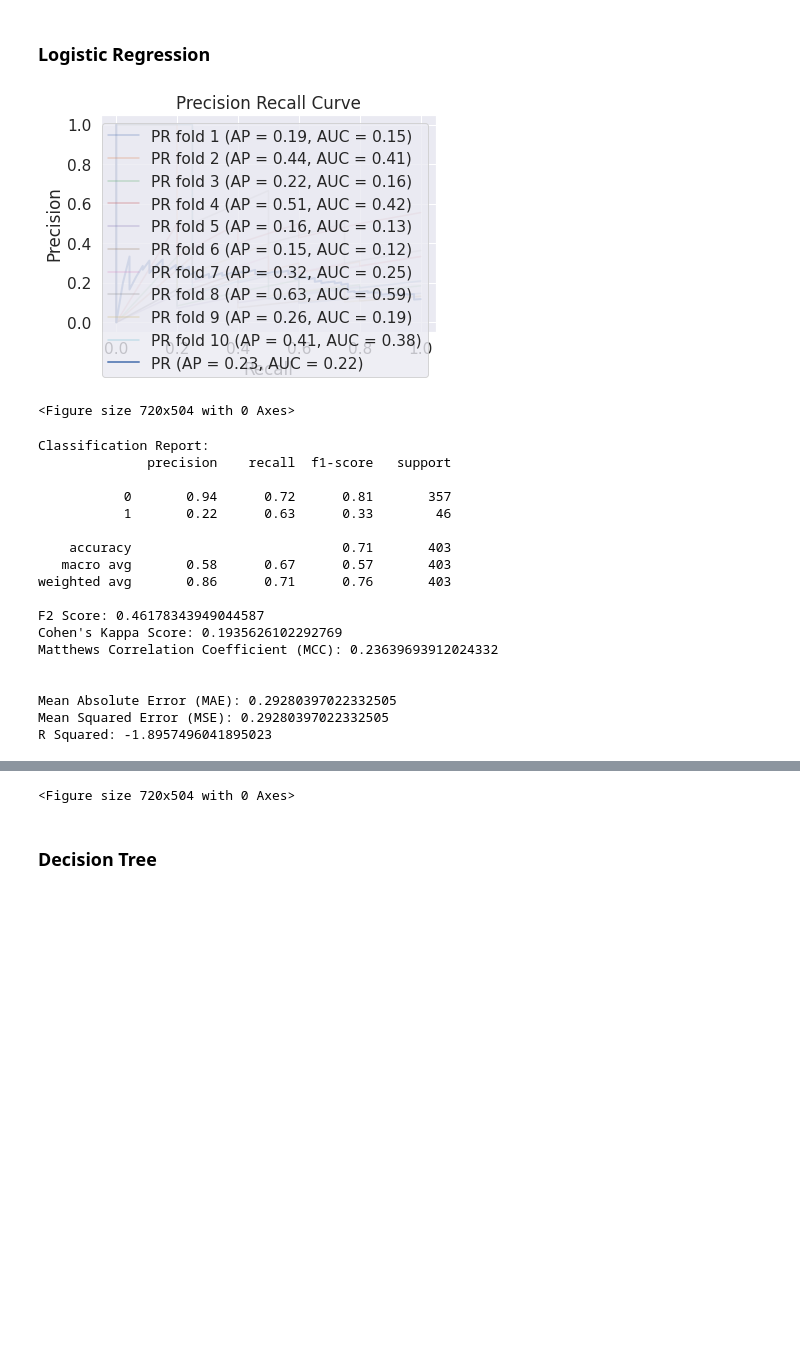
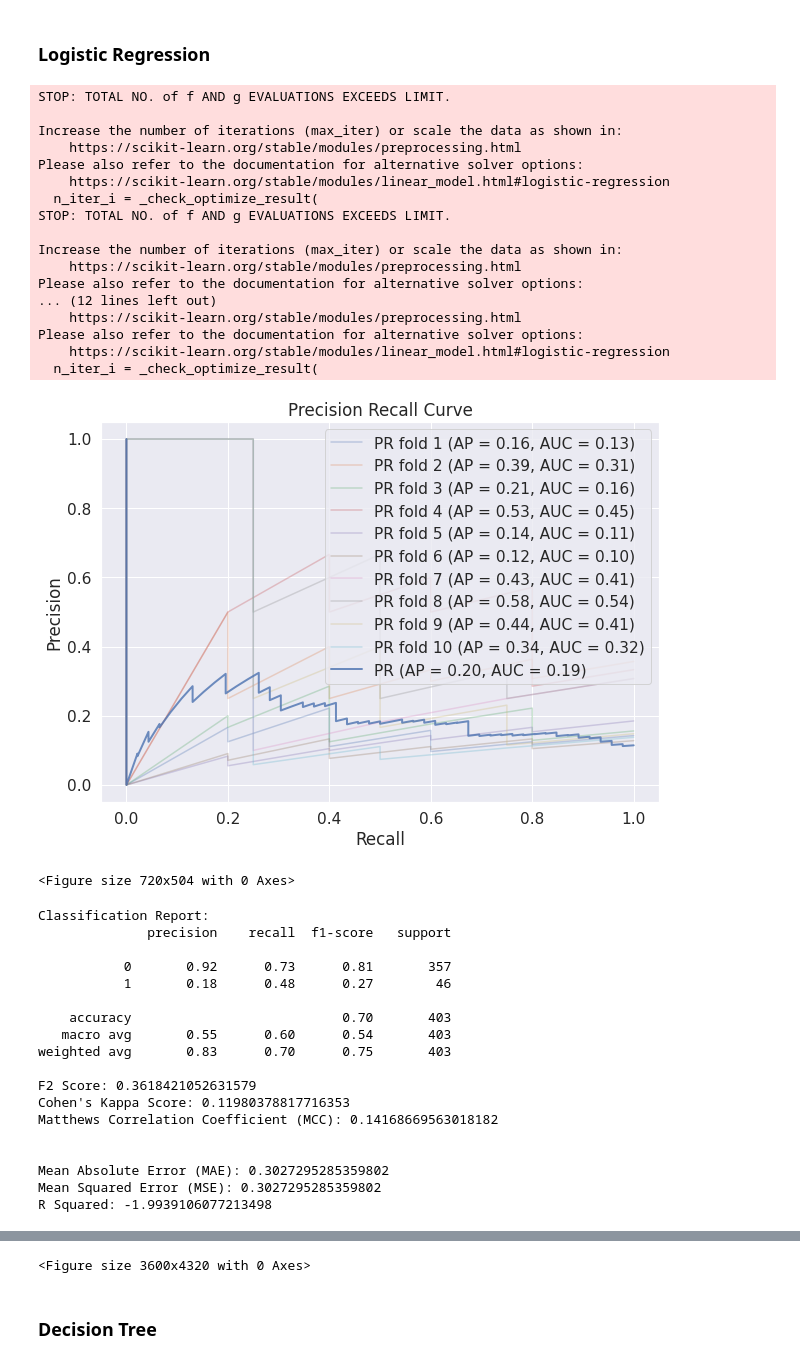
Before and after one commit to Diogogrosario/FEUP-AC, a Jupyter notebook: AC_proj.ipynb, the cells around one changed output, grey strips where cells are left out. Saved outputs shown, nothing was run; the diff lists cells and outputs as text; code cells hidden in the pictures; blank space fills up the shorter version.

Commit message:
Anova test, started feature engineering

```diff
--- a/AC_proj.ipynb
+++ b/AC_proj.ipynb
@@ -597,7 +597,7 @@ merge_clients_disp.head()
 # %%
 pd_card_test = pd.read_csv('clean_datasets/cards_test.csv')
 pd_card_train = pd.read_csv('clean_datasets/cards_train.csv')
-pd_concat = pd.concat([pd_card_test,pd_card_test])
+pd_concat = pd.concat([pd_card_test,pd_card_train])
 # %%
 merge_clients_disp_card = pd.merge(merge_clients_disp, pd_concat, on="disp_id", how="left")
 merge_clients_disp_card.head()
@@ -648,6 +655,7 @@ merge_train = pd.merge(merge_train, merge_clients_disp_card, on='account_id', ho
 merge_test = pd.merge(df_loan_test, df_accounts_test, on = 'account_id', how='left')
 merge_test = pd.merge(merge_test, df_districts_test, on = 'district_id',how='left')
 merge_test = pd.merge(merge_test, df_trans_test, on='account_id', how="left")
+merge_test = pd.merge(merge_test, merge_clients_disp_card, on='account_id', how="left")
 # %%
 merge_train.head()
 # %% [output]
@@ -753,0 +756,10 @@ plt.show()
+# %%
+merge_train = pd.read_csv("merge_train.csv")
+merge_test = pd.read_csv("merge_test.csv")
+
+merge_train = merge_train.drop(columns=["district_id","account_id","client_id","disp_id", "birth_date", "sex", "disp_type"])
+merge_test = merge_test.drop(columns=["district_id","account_id","client_id","disp_id"])
+
+# "birth_date", "sex", "disp_type"
+print(merge_train.columns.tolist())
+merge_train.head()
@@ -861,44 +907,61 @@ def submit_test(model, train, test):
 # %%
 logreg = LogisticRegression(class_weight='balanced', max_iter=500000)
 do_smote = True
 (testing_classes, predictions_proba, predictions) = cross_val(logreg, merge_train, 10, do_smote)
 plt.figure()
 plt.show()
 
 print("Classification Report:")
 print(classification_report(testing_classes, predictions))
 
 print("F2 Score: {}".format(fbeta_score(testing_classes, predictions, beta=2)))
 print("Cohen's Kappa Score: {}".format(cohen_kappa_score(testing_classes, predictions)))
 print("Matthews Correlation Coefficient (MCC): {}".format(matthews_corrcoef(testing_classes, predictions)))
 print("\n")
 print('Mean Absolute Error (MAE):', mean_absolute_error(testing_classes, predictions))
 print('Mean Squared Error (MSE):', mean_squared_error(testing_classes, predictions))
 print('R Squared:', r2_score(testing_classes, predictions))
 
 confusion_matrix = pd.crosstab(testing_classes, predictions, rownames=['Actual'], colnames=['Predicted'])
 sb.heatmap(confusion_matrix, annot=True)
 plt.title("Confusion Matrix")
-plt.figure()
+plt.figure(figsize=(50, 60))
 plt.draw()
 # %% [output]
+STOP: TOTAL NO. of f AND g EVALUATIONS EXCEEDS LIMIT.
+
+Increase the number of iterations (max_iter) or scale the data as shown in:
+    https://scikit-learn.org/stable/modules/preprocessing.html
+Please also refer to the documentation for alternative solver options:
+    https://scikit-learn.org/stable/modules/linear_model.html#logistic-regression
+  n_iter_i = _check_optimize_result(
+STOP: TOTAL NO. of f AND g EVALUATIONS EXCEEDS LIMIT.
+
+Increase the number of iterations (max_iter) or scale the data as shown in:
+    https://scikit-learn.org/stable/modules/preprocessing.html
+Please also refer to the documentation for alternative solver options:
+... (12 lines left out)
+    https://scikit-learn.org/stable/modules/preprocessing.html
+Please also refer to the documentation for alternative solver options:
+    https://scikit-learn.org/stable/modules/linear_model.html#logistic-regression
+  n_iter_i = _check_optimize_result(
-[figure, old version]
+[figure, new version]
-<Figure size 720x504 with 0 Axes>
-Classification Report:
-              precision    recall  f1-score   support
-
-           0       0.94      0.72      0.81       357
-           1       0.22      0.63      0.33        46
-
-    accuracy                           0.71       403
-   macro avg       0.58      0.67      0.57       403
-weighted avg       0.86      0.71      0.76       403
-
-F2 Score: 0.46178343949044587
-Cohen's Kappa Score: 0.1935626102292769
-Matthews Correlation Coefficient (MCC): 0.23639693912024332
-
-
-Mean Absolute Error (MAE): 0.29280397022332505
-Mean Squared Error (MSE): 0.29280397022332505
-R Squared: -1.8957496041895023
+<Figure size 720x504 with 0 Axes>
+Classification Report:
+              precision    recall  f1-score   support
+
+           0       0.92      0.73      0.81       357
+           1       0.18      0.48      0.27        46
+
+    accuracy                           0.70       403
+   macro avg       0.55      0.60      0.54       403
+weighted avg       0.83      0.70      0.75       403
+
+F2 Score: 0.3618421052631579
+Cohen's Kappa Score: 0.11980378817716353
+Matthews Correlation Coefficient (MCC): 0.14168669563018182
+
+
+Mean Absolute Error (MAE): 0.3027295285359802
+Mean Squared Error (MSE): 0.3027295285359802
+R Squared: -1.9939106077213498
@@ -906,4 +969,4 @@ R Squared: -1.8957496041895023
-<Figure size 720x504 with 0 Axes>
+<Figure size 3600x4320 with 0 Axes>
 # %% [markdown]
 ### Decision Tree
 # %%
```
Also changed, not shown: parts of 22 cells of this notebook, 5 other files.
